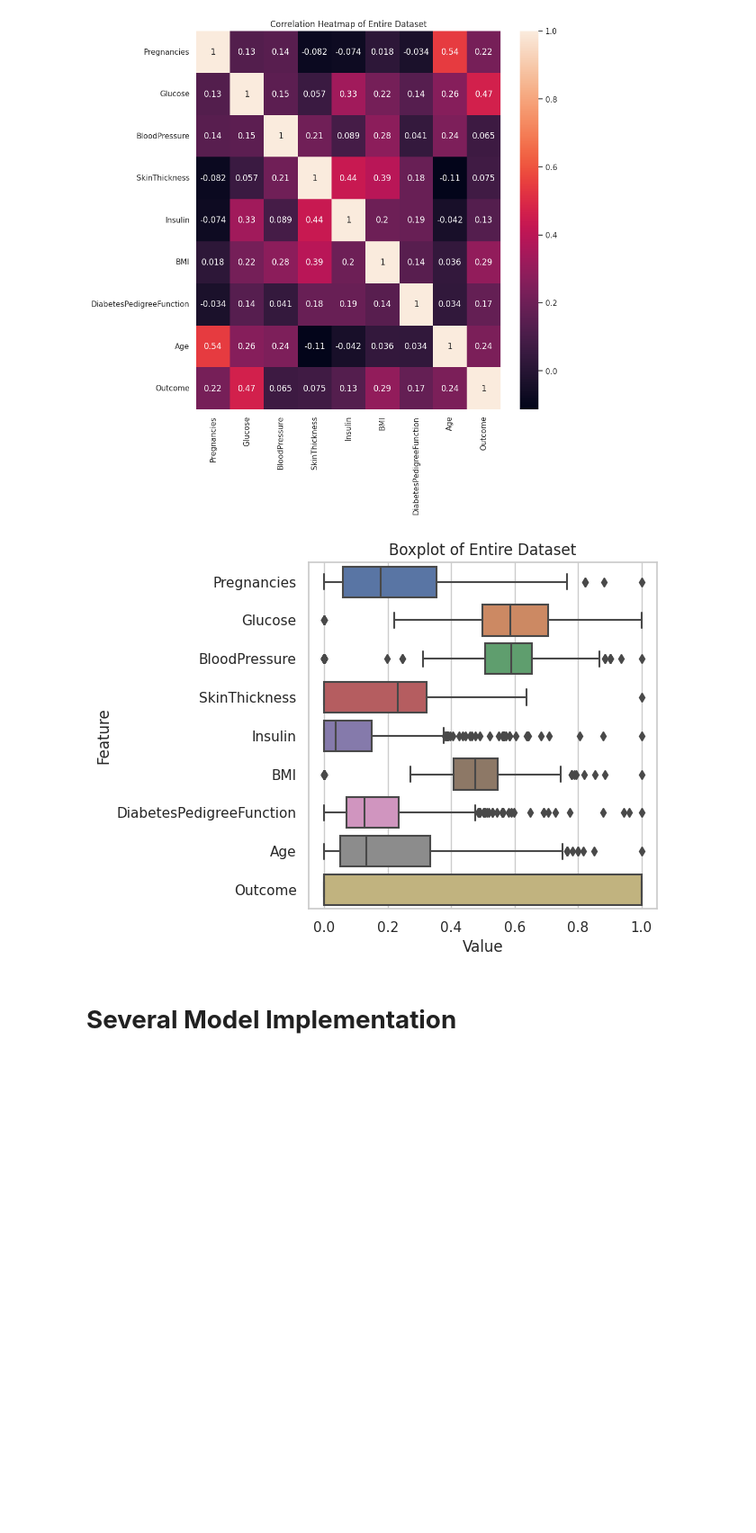
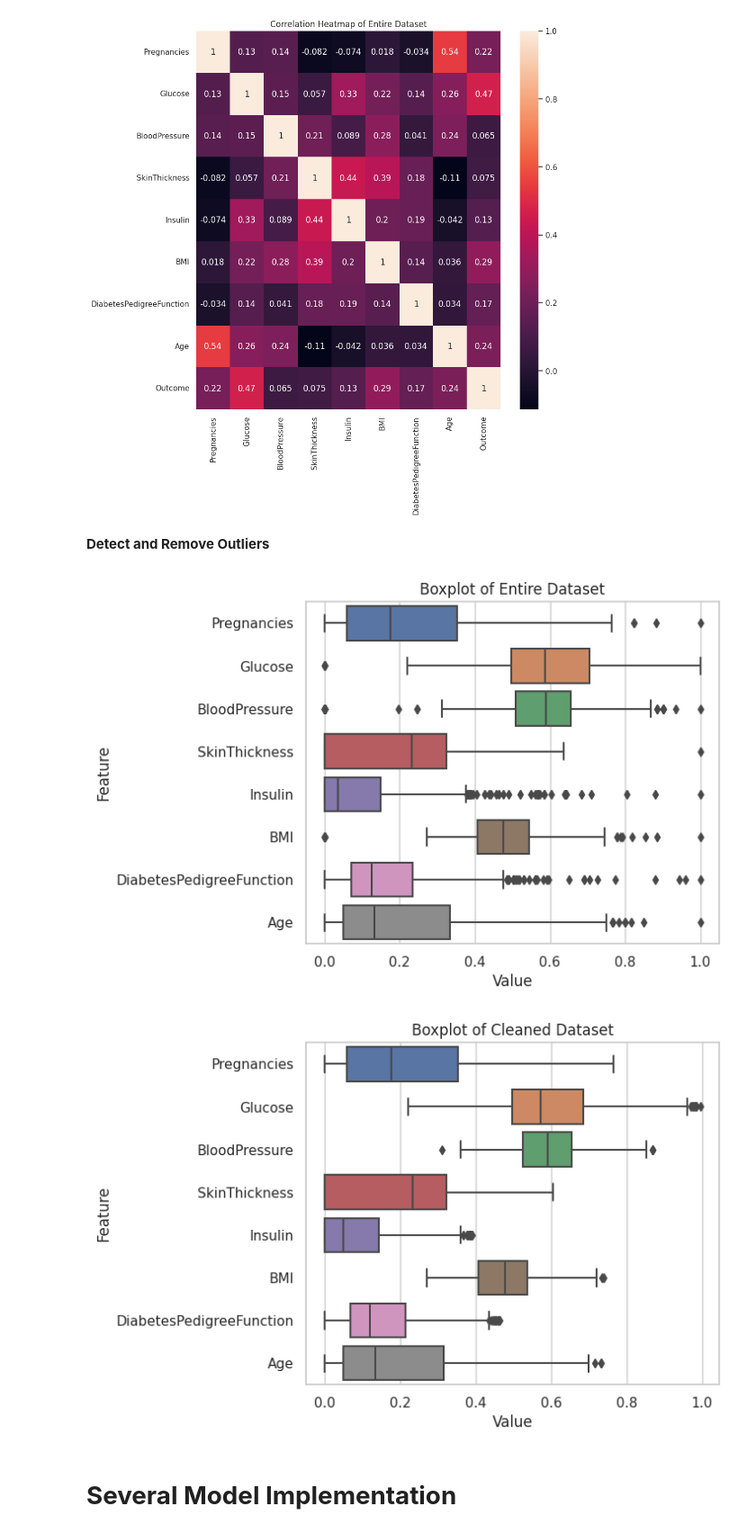
Before and after one commit to rhshovon102/DataMining-MachineLearning, a Jupyter notebook: Predicting_Women's_Diabetes_Disease_Using_Machine_Learning.ipynb, the cells around one changed output. Shown at 90% size. Drawn from its saved outputs; the diff is of its cells as text; code cells hidden in the pictures; blank space fills up the shorter version.

```diff
--- a/Predicting_Women's_Diabetes_Disease_Using_Machine_Learning.ipynb
+++ b/Predicting_Women's_Diabetes_Disease_Using_Machine_Learning.ipynb
@@ -110,13 +106,37 @@ plt.title("Correlation Heatmap of Entire Dataset")
 plt.show()
 # %% [output]
 [figure]
-# %%
-srn.set(style="whitegrid")
-plt.figure(figsize=(5, 5))
-srn.boxplot(df, orient="h")
-plt.xlabel("Value")
-plt.ylabel("Feature")
-plt.title("Boxplot of Entire Dataset")
-plt.show()
-# %% [output]
-[figure, removed]
+# %% [markdown]
+**Detect and Remove Outliers**
+# %%
+srn.set(style="whitegrid")
+plt.figure(figsize=(6, 5))
+data = df.iloc[:, 0:8]
+srn.boxplot(data, orient="h")
+plt.xlabel("Value")
+plt.ylabel("Feature")
+plt.title("Boxplot of Entire Dataset")
+plt.show()
+
+def remove_outliers(df, columns, threshold=1.5):
+    for col in columns:
+        Q1 = df[col].quantile(0.25)
+        Q3 = df[col].quantile(0.75)
+        IQR = Q3 - Q1
+        lower_bound = Q1 - threshold * IQR
+        upper_bound = Q3 + threshold * IQR
+        df = df[(df[col] >= lower_bound) & (df[col] <= upper_bound)]
+    return df
+
+columns_to_remove_outliers = df.iloc[:,0:8]
+df = remove_outliers(df, columns_to_remove_outliers)
+
+plt.figure(figsize=(6, 5))
+srn.boxplot(df.iloc[:,0:8], orient="h")
+plt.xlabel("Value")
+plt.ylabel("Feature")
+plt.title("Boxplot of Cleaned Dataset")
+plt.show()
+# %% [output]
+[figure, added]
+[figure, added]
```
Also changed, not shown: parts of 15 cells of this notebook.
